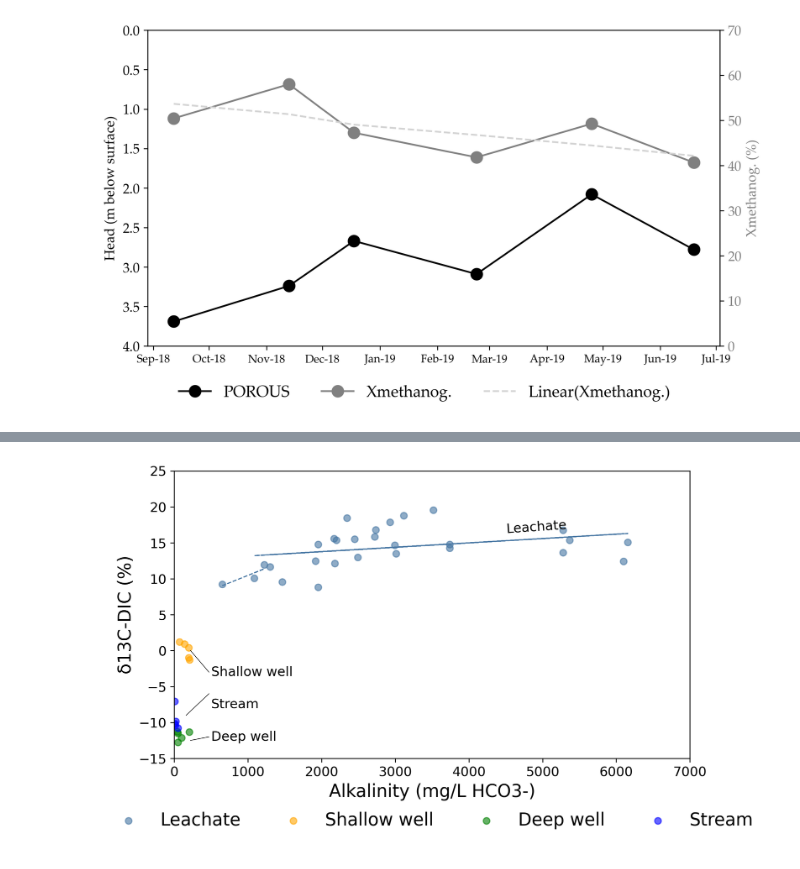
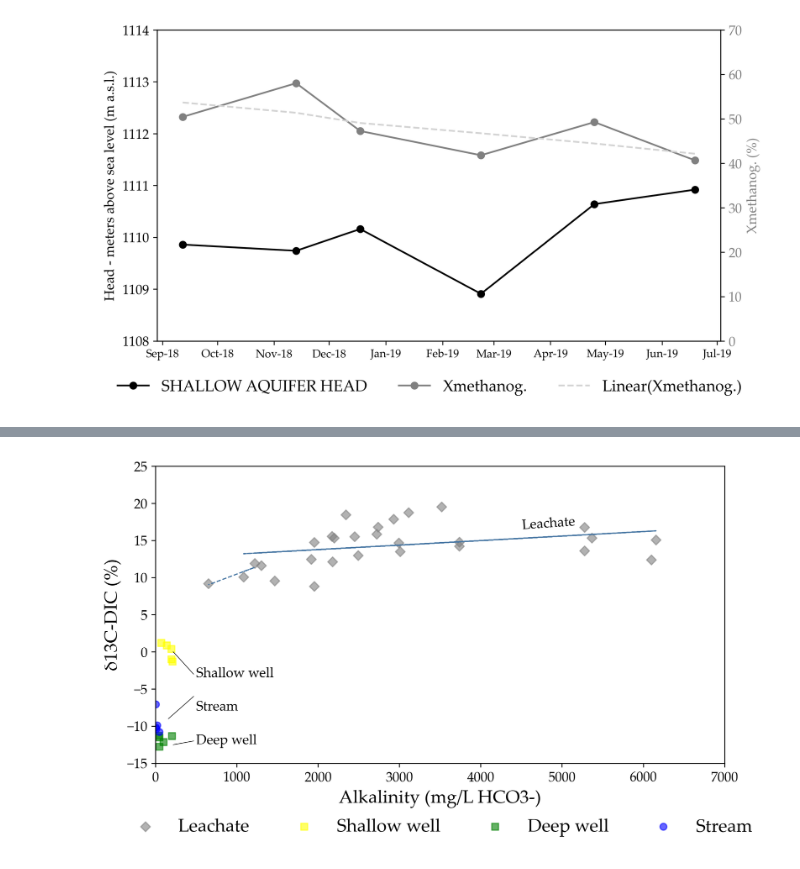
Before and after one commit to guigeof/graficos, a Jupyter notebook: graficos.ipynb, the cells around one changed output, grey strips where cells are left out. Drawn from its saved outputs; the diff is of its cells as text; code cells hidden in the pictures.

```diff
--- a/graficos.ipynb
+++ b/graficos.ipynb
@@ -137,29 +148,17 @@ plt.show()
 # %%
-
-
-'''
-months	porous	xmethanog.
-9/12/2018	3.69	45.7221350078493
-11/13/2018	3.24	45.7221350078493
-12/18/2018	2.67	45.7221350078493
-2/22/2019	3.09	45.7221350078493
-4/25/2019	2.07	45.7221350078493
-6/19/2019	2.78	45.7221350078493
-'''
-
 a1= [datetime.datetime(2018, 9, 12, 0, 0), datetime.datetime(2018, 11, 13, 0, 0), datetime.datetime(2018, 12, 18, 0, 0), datetime.datetime(2019, 2, 22, 0, 0), datetime.datetime(2019, 4, 25, 0, 0), datetime.datetime(2019, 6, 19, 0, 0)]
-b2= [3.69, 3.24, 2.67, 3.09, 2.08, 2.78]
+b2= [1109.86, 1109.74, 1110.16, 1108.91, 1110.64, 1110.92]
 c3= [50.4317111459969, 58.0062794348509, 47.2527472527473, 41.7974882260597, 49.25431711146, 40.6397174254317]
 
 linear_xmethanog = np.poly1d(np.polyfit(range(len(c3)), c3, 1))(range(len(c3)))
 
 fig, ax1 = plt.subplots(figsize=(9, 5), dpi=dpi)
-ax1.plot(a1, b2, 'o-', color='black', label='POROUS')
+ax1.plot(a1, b2, 'o-', color='black', label='SHALLOW AQUIFER HEAD')
 #ax1.set_xlabel('Months')
-ax1.set_ylabel('Head (m below surface)', color='black',fontsize=12)
+ax1.set_ylabel('Heads - meters above sea level (m a.s.l.)', color='black',fontsize=12)
 ax1.invert_yaxis()  # Reverse the y-axis
 ax1.tick_params(axis='y', labelcolor='black', which='major', labelsize=12)
-ax1.set_ylim(4, 0)
+ax1.set_ylim(1108, 1114)
 
 ax2 = ax1.twinx()
 ax2.plot(a1, c3, 'o-', color='gray', label='Xmethanog.')
@@ -174,7 +173,7 @@ ax.xaxis.set_major_locator(mdates.MonthLocator())
 fig.legend(loc='upper center', bbox_to_anchor=(0.5, 0.05), ncol=3,fancybox=False, shadow=False, edgecolor='white',fontsize=14)
 plt.show()
 # %% [output]
-[figure, old version]
+[figure, new version]
 # %%
 
 
@@ -212,16 +211,18 @@ plt.rcParams['lines.markersize'] = 6  # Increase symbol size
 plt.figure(figsize=(8.5, 5), dpi=dpi)  # Set dpi to 300 for high resolution
 
 # Function to plot data and trend line
-def plot_with_trend(data, color, label):
+''''''
+def plot_with_trend(data, color, label, marker=None):
     x, y = zip(*data)
-    plt.scatter(x, y, color=color, label=label, alpha=0.6)
+    plt.scatter(x, y, color=color, label=label, alpha=0.6, marker=marker)
+
 
 
 # Plot each dataset with trend lines
-plot_with_trend(a, '#4575a2', 'Leachate')
-plot_with_trend(b, 'orange', 'Shallow well')
-plot_with_trend(c, 'green', 'Deep well')
-plot_with_trend(d, 'blue', 'Stream')
+plot_with_trend(a, 'gray', 'Leachate',marker='D')
+plot_with_trend(b, 'yellow', 'Shallow well',marker='s')
+plot_with_trend(c, 'green', 'Deep well',marker='s')
+plot_with_trend(d, 'blue', 'Stream',marker='o')
 
 
 
@@ -295,6 +296,8 @@ plt.plot([160, 470], [-9, -6], linestyle='-', color='black', linewidth=0.5)
 plt.plot([220, 470], [-12.5, -12], linestyle='-', color='black', linewidth=0.5)
 
 
+
+
 # Show legend
 plt.legend(loc='upper center', bbox_to_anchor=(0.5, -0.13), ncol=4,edgecolor='white',fontsize=16)
 
@@ -325,4 +311,4 @@ WARNING:matplotlib.font_manager:findfont: Font family 'Palatino Linotype' not fo
-[figure, old version]
+[figure, new version]
 # %%
 
 # Data for the scatter plot
```
Also changed, not shown: parts of 6 cells of this notebook.
